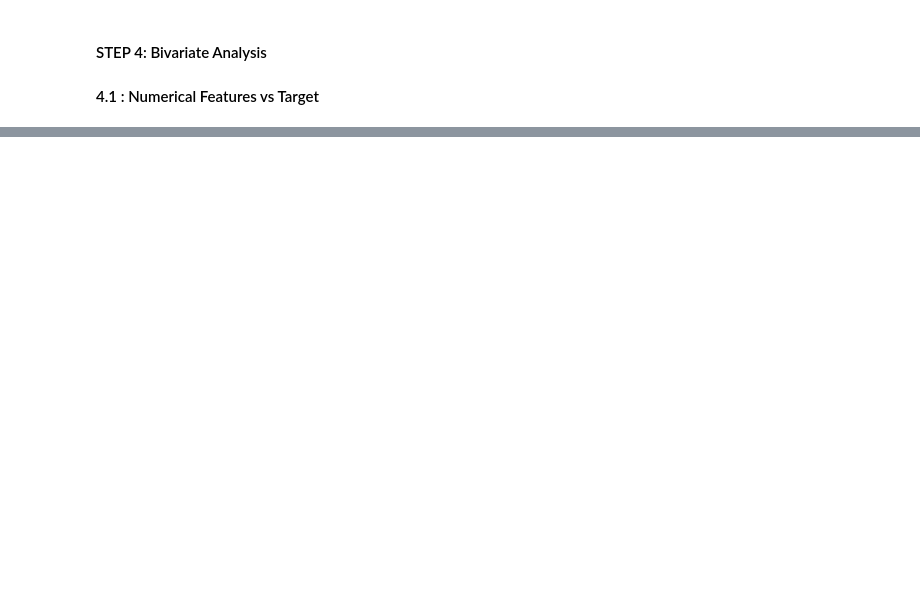
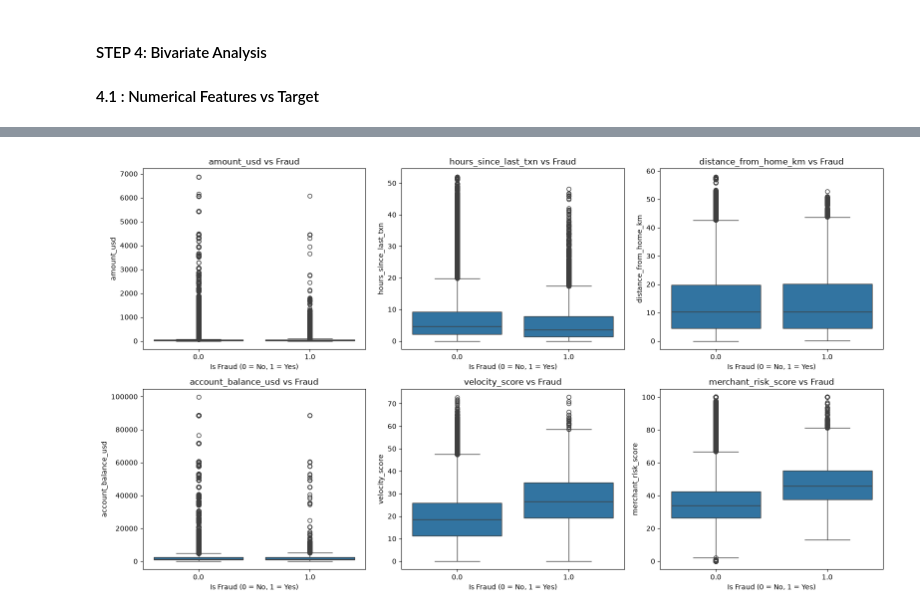
Before and after one commit to PravinMaleya/credit-card-fraud-detection, a Jupyter notebook: notebooks/01_eda.ipynb, the cells around one changed output, grey strips where cells are left out. Saved outputs shown, nothing was run; the diff lists cells and outputs as text; code cells hidden in the pictures; blank space fills up the shorter version.

Commit message:
docs: complete exploratory data analysis

```diff
--- a/notebooks/01_eda.ipynb
+++ b/notebooks/01_eda.ipynb
@@ -377,3 +458,22 @@ Name: proportion, dtype: float64
 # %% [markdown]
 #### STEP 4: Bivariate Analysis
 #### 4.1 : Numerical Features vs Target
+# %%
+count_cols = [
+    "txn_count_last_24h",
+    "cvv_retry_count",
+    "prior_disputes"
+]
+
+for col in count_cols:
+    print(f"\n{col}")
+
+    result = (
+        train_df.groupby(col)["is_fraud"]
+        .agg(["count", "mean"])
+        .rename(columns={"mean": "fraud_rate"})
+    )
+
+    result["fraud_percentage"] = result["fraud_rate"] * 100
+
+    print(result.drop(columns="fraud_rate").round(2))
@@ -379,0 +498,11 @@ Name: proportion, dtype: float64
+# %%
+continuous_cols = [
+    "amount_usd",
+    "hours_since_last_txn",
+    "distance_from_home_km",
+    "account_balance_usd",
+    "velocity_score",
+    "merchant_risk_score"
+]
+
+train_df.groupby("is_fraud")[continuous_cols].median().T
@@ -379,0 +517,17 @@ Name: proportion, dtype: float64
+# %%
+fig, axes = plt.subplots(2, 3, figsize=(16, 9))
+
+for col, ax in zip(continuous_cols, axes.flatten()):
+    sns.boxplot(
+        data=train_df,
+        x="is_fraud",
+        y=col,
+        ax=ax
+    )
+    ax.set_title(f"{col} vs Fraud")
+    ax.set_xlabel("Is Fraud (0 = No, 1 = Yes)")
+
+plt.tight_layout()
+plt.show()
+# %% [output]
+[figure, added]
```
Also changed, not shown: parts of 41 cells of this notebook, 2 other files.
